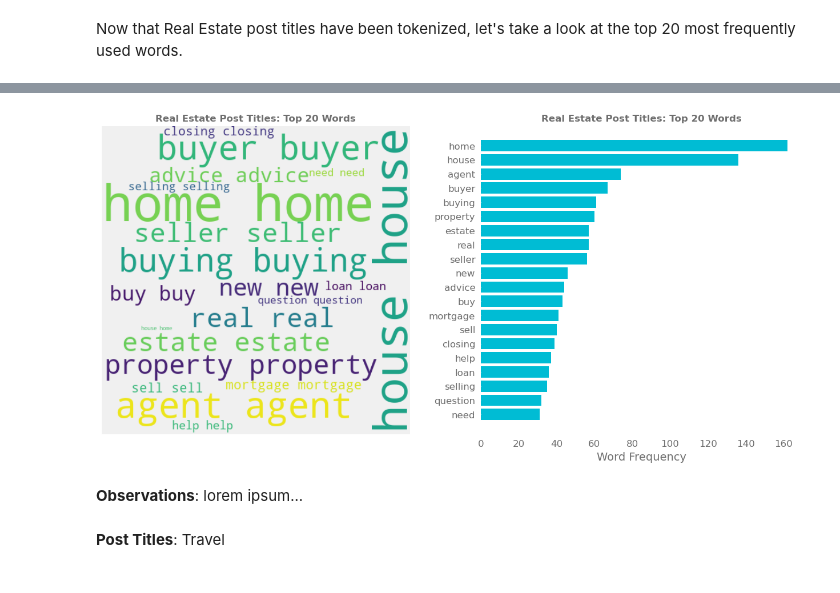
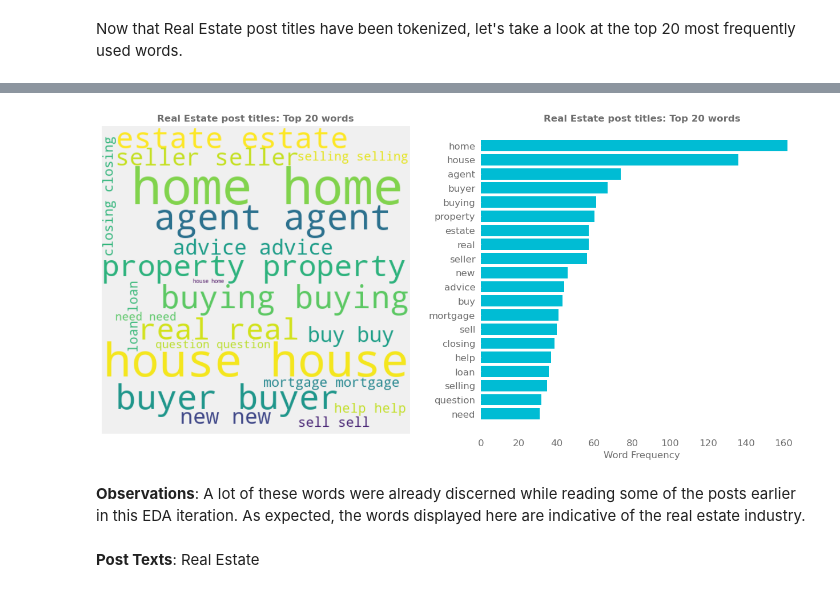
Before and after one commit to fuegoulloa/reddit-NLP-classification, a Jupyter notebook: code/02_EDA_and_Visualizations.ipynb, the cells around one changed output, grey strips where cells are left out. Saved outputs shown, nothing was run; the diff lists cells and outputs as text; code cells hidden in the pictures.

```diff
--- a/code/02_EDA_and_Visualizations.ipynb
+++ b/code/02_EDA_and_Visualizations.ipynb
@@ -151,7 +151,7 @@ def plot_heatmap(columns):
 # %% [markdown]
 **Plot Word Cloud and Bar Chart**
 # %%
-def word_plots(array):
+def word_plots(array, title):
 
 
     plt.figure(figsize = (16, 7))
@@ -175,19 +175,19 @@ def word_plots(array):
     plot1.imshow(wordcloud, interpolation='bilinear')
     plot1.axis("off")
     plot1.margins(x=0, y=0)
-    plot1.set_title('Real Estate Post Titles: Top 20 Words', fontweight = 'bold', color = '#6e6e6e', fontsize = 12)
+    plot1.set_title(title, fontweight = 'bold', color = '#6e6e6e', fontsize = 12)
     # ------ end of word cloud code -----------------------------------------------------------------------------------
 
     # horizontal bar chart --------------------------------------------------------------------------------------------
     array = array.sort_values()
     plot2.barh(array.index, array.values, color = '#00bcd4')
-    plot2.set_xlabel('Word Frequency', color = '#6e6e6e', fontsize = 14)
+    plot2.set_xlabel('Word Frequency', color = '#6e6e6e', fontsize = 12)
     plot2.spines['top'].set_visible(False)
     plot2.spines['right'].set_visible(False)
     plot2.spines['bottom'].set_visible(False)
     plot2.spines['left'].set_visible(False)
     plot2.tick_params(color = '#ffffff', labelcolor = '#6e6e6e', labelsize = 12)
-    plot2.set_title('Real Estate Post Titles: Top 20 Words', fontweight = 'bold', color = '#6e6e6e', fontsize = 12)
+    plot2.set_title(title, fontweight = 'bold', color = '#6e6e6e', fontsize = 12)
     # ------ end of bar chart code -------------------------------------------------------------------------------------
 
     # display charts
@@ -441,10 +441,11 @@ need         31
 dtype: int64
 # %%
 # plot words
-word_plots(words1)
+word_plots(words1,
+          title = 'Real Estate post titles: Top 20 words')
 # %% [output]
-[figure, old version]
+[figure, new version]
 # %% [markdown]
-**Observations**: lorem ipsum...
+**Observations**: A lot of these words were already discerned while reading some of the posts earlier in this EDA iteration.  As expected, the words displayed here are indicative of the real estate industry.
 # %% [markdown]
-**Post Titles**: Travel
+**Post Texts**: Real Estate
```
Also changed, not shown: parts of 14 cells of this notebook.
